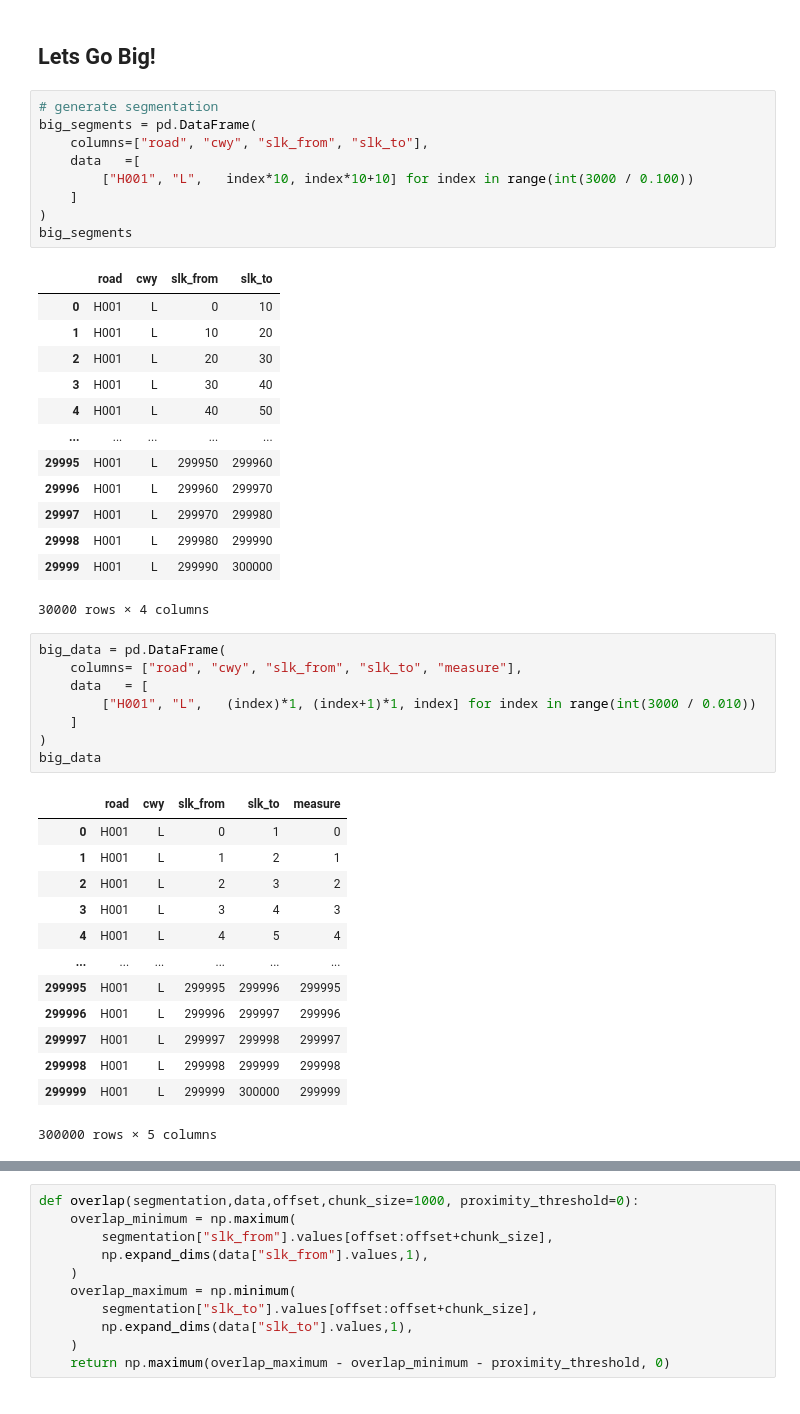
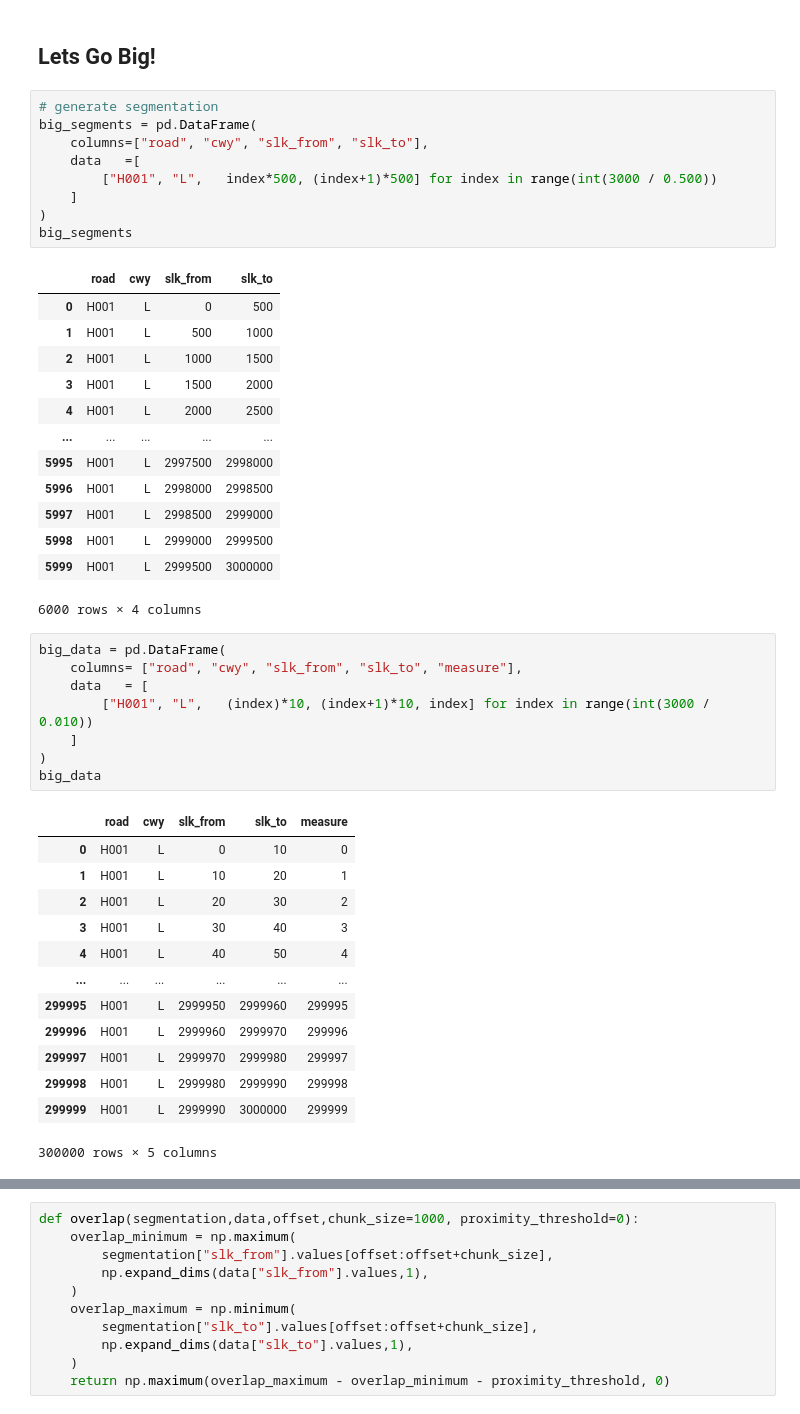
Before and after one commit to thehappycheese/megamerge, a Jupyter notebook: notebooks/01 concept.ipynb, the cells around one changed output, grey strips where cells are left out. Saved outputs shown, nothing was run; the diff lists cells and outputs as text.

```diff
--- a/notebooks/concept.ipynb
+++ b/notebooks/01 concept.ipynb
@@ -234,47 +220,47 @@ D.reset_index().join(pd.DataFrame(np.transpose(overlap), columns=pd.MultiIndex.f
 # %%
 # generate segmentation
 big_segments = pd.DataFrame(
     columns=["road", "cwy", "slk_from", "slk_to"],
     data   =[
-        ["H001", "L",   index*10, index*10+10] for index in range(int(3000 / 0.100))
+        ["H001", "L",   index*500, (index+1)*500] for index in range(int(3000 / 0.500))
     ]
 )
 big_segments
 # %% [output]
 |  | road | cwy | slk_from | slk_to |
-| 0 | H001 | L | 0 | 10 |
-| 1 | H001 | L | 10 | 20 |
-| 2 | H001 | L | 20 | 30 |
-| 3 | H001 | L | 30 | 40 |
-| 4 | H001 | L | 40 | 50 |
+| 0 | H001 | L | 0 | 500 |
+| 1 | H001 | L | 500 | 1000 |
+| 2 | H001 | L | 1000 | 1500 |
+| 3 | H001 | L | 1500 | 2000 |
+| 4 | H001 | L | 2000 | 2500 |
 | ... | ... | ... | ... | ... |
-| 29995 | H001 | L | 299950 | 299960 |
-| 29996 | H001 | L | 299960 | 299970 |
-| 29997 | H001 | L | 299970 | 299980 |
-| 29998 | H001 | L | 299980 | 299990 |
-| 29999 | H001 | L | 299990 | 300000 |
+| 5995 | H001 | L | 2997500 | 2998000 |
+| 5996 | H001 | L | 2998000 | 2998500 |
+| 5997 | H001 | L | 2998500 | 2999000 |
+| 5998 | H001 | L | 2999000 | 2999500 |
+| 5999 | H001 | L | 2999500 | 3000000 |
-30000 rows × 4 columns
+6000 rows × 4 columns
 # %%
 big_data = pd.DataFrame(
     columns= ["road", "cwy", "slk_from", "slk_to", "measure"],
     data   = [
-        ["H001", "L",   (index)*1, (index+1)*1, index] for index in range(int(3000 / 0.010))
+        ["H001", "L",   (index)*10, (index+1)*10, index] for index in range(int(3000 / 0.010))
     ]
 )
 big_data
 # %% [output]
 |  | road | cwy | slk_from | slk_to | measure |
-| 0 | H001 | L | 0 | 1 | 0 |
-| 1 | H001 | L | 1 | 2 | 1 |
-| 2 | H001 | L | 2 | 3 | 2 |
-| 3 | H001 | L | 3 | 4 | 3 |
-| 4 | H001 | L | 4 | 5 | 4 |
+| 0 | H001 | L | 0 | 10 | 0 |
+| 1 | H001 | L | 10 | 20 | 1 |
+| 2 | H001 | L | 20 | 30 | 2 |
+| 3 | H001 | L | 30 | 40 | 3 |
+| 4 | H001 | L | 40 | 50 | 4 |
 | ... | ... | ... | ... | ... | ... |
-| 299995 | H001 | L | 299995 | 299996 | 299995 |
-| 299996 | H001 | L | 299996 | 299997 | 299996 |
-| 299997 | H001 | L | 299997 | 299998 | 299997 |
-| 299998 | H001 | L | 299998 | 299999 | 299998 |
-| 299999 | H001 | L | 299999 | 300000 | 299999 |
+| 299995 | H001 | L | 2999950 | 2999960 | 299995 |
+| 299996 | H001 | L | 2999960 | 2999970 | 299996 |
+| 299997 | H001 | L | 2999970 | 2999980 | 299997 |
+| 299998 | H001 | L | 2999980 | 2999990 | 299998 |
+| 299999 | H001 | L | 2999990 | 3000000 | 299999 |
 300000 rows × 5 columns
 # %%
 # Squish all the categorical indecies
```
Also changed, not shown: parts of 11 cells of this notebook, 6 other files.
